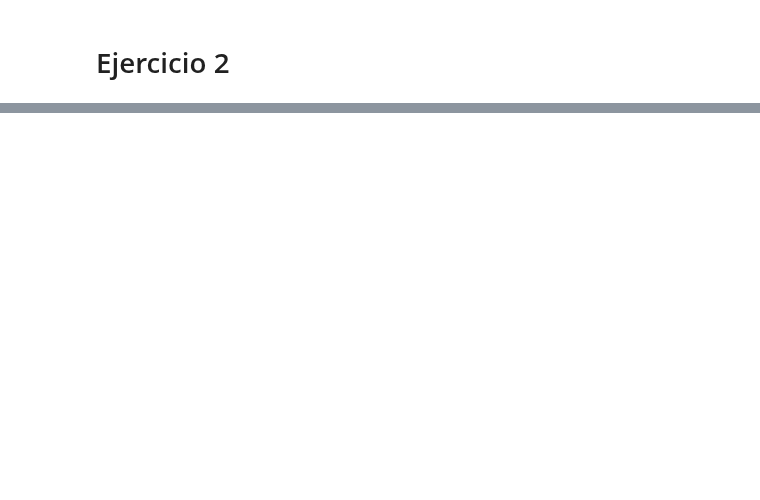
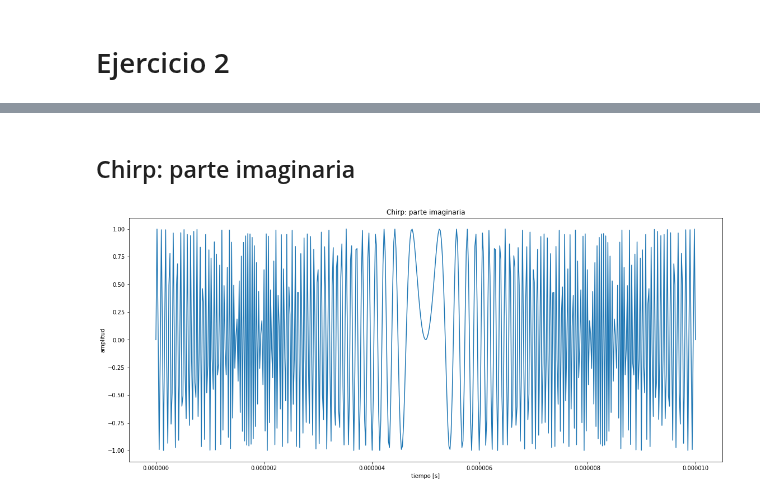
Before and after one commit to rozanecm/6674_tpFinal, a Jupyter notebook: notebooks/Ejercicios.ipynb, the cells around one changed output, grey strips where cells are left out. Cells and saved outputs as stored; diff of their text form; code cells hidden in the pictures; blank space fills up the shorter version.

```diff
--- a/notebooks/Ejercicios.ipynb
+++ b/notebooks/Ejercicios.ipynb
@@ -77,0 +164,14 @@ valor k_2: -38000000
+# %% [markdown]
+## Chirp: parte imaginaria
+# %%
+res = im_chirp(T_rg, f_s)
+fig = plt.figure(figsize=(19,8))
+plt.plot(res[0], res[1])
+plt.title('Chirp: parte imaginaria')
+plt.xlabel('tiempo [s]')
+plt.ylabel('amplitud')
+
+plt.savefig('../res/02 - chirp imag.png')
+plt.show();
+# %% [output]
+[figure, added]
```
Also changed, not shown: parts of 38 cells of this notebook, 4 other files.
